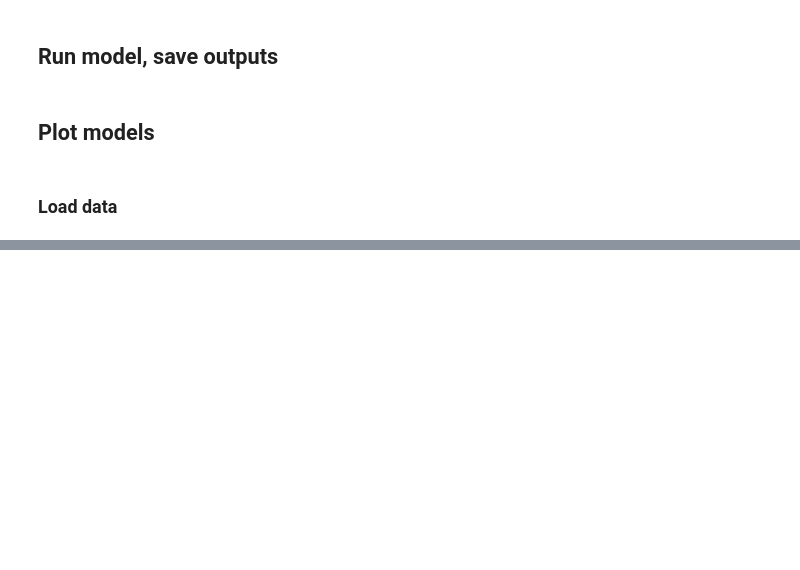
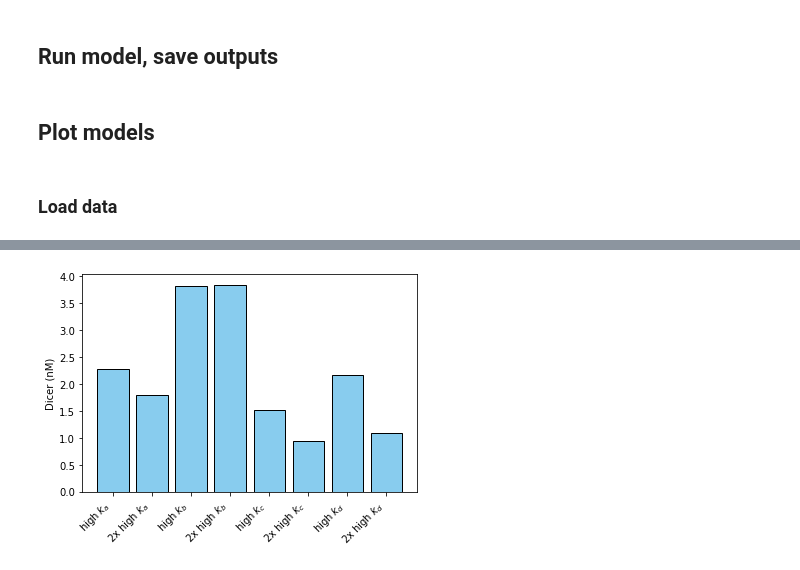
Before and after one commit to SofiaRaak/Dicer-miRNA-dynamics-model, a Jupyter notebook: 8-species_competition.ipynb, the cells around one changed output, grey strips where cells are left out. Saved outputs shown, nothing was run; the diff lists cells and outputs as text; code cells hidden in the pictures; blank space fills up the shorter version.

```diff
--- a/8-species_competition.ipynb
+++ b/8-species_competition.ipynb
@@ -124,0 +249,28 @@ for i in range(len(dvars)):
+# %%
+#find Dicer concentration required to reach .50 FC
+_50 = {}
+for key in fc:
+    _50[key] = np.interp(.5, fc[key], dvars)
+# %%
+#plot bar chart with Dicer concentration
+fig, ax = plt.subplots()
+
+plt.xticks(rotation = 45, ha = 'right')
+labels = []
+for i in range(4):
+    ax.bar([x[int(i*2)], x[int(i*2)+1]],
+           height = [_50[str(i)], _50[str(i+4)]],
+           color = params.colors[0][1],
+            edgecolor = 'black')
+
+    labels.append(mirnas[i])
+    labels.append(mirnas[i+4])
+
+ax.set_xticks(x, labels)
+ax.set_ylabel('Dicer (nM)')
+
+plt.savefig(destdir_figs + '50FC_Dicer.svg', dpi = 600, bbox_inches = 'tight')
+
+plt.show()
+# %% [output]
+[figure, added]
```
Also changed, not shown: parts of 10 cells of this notebook, 1 other file.
